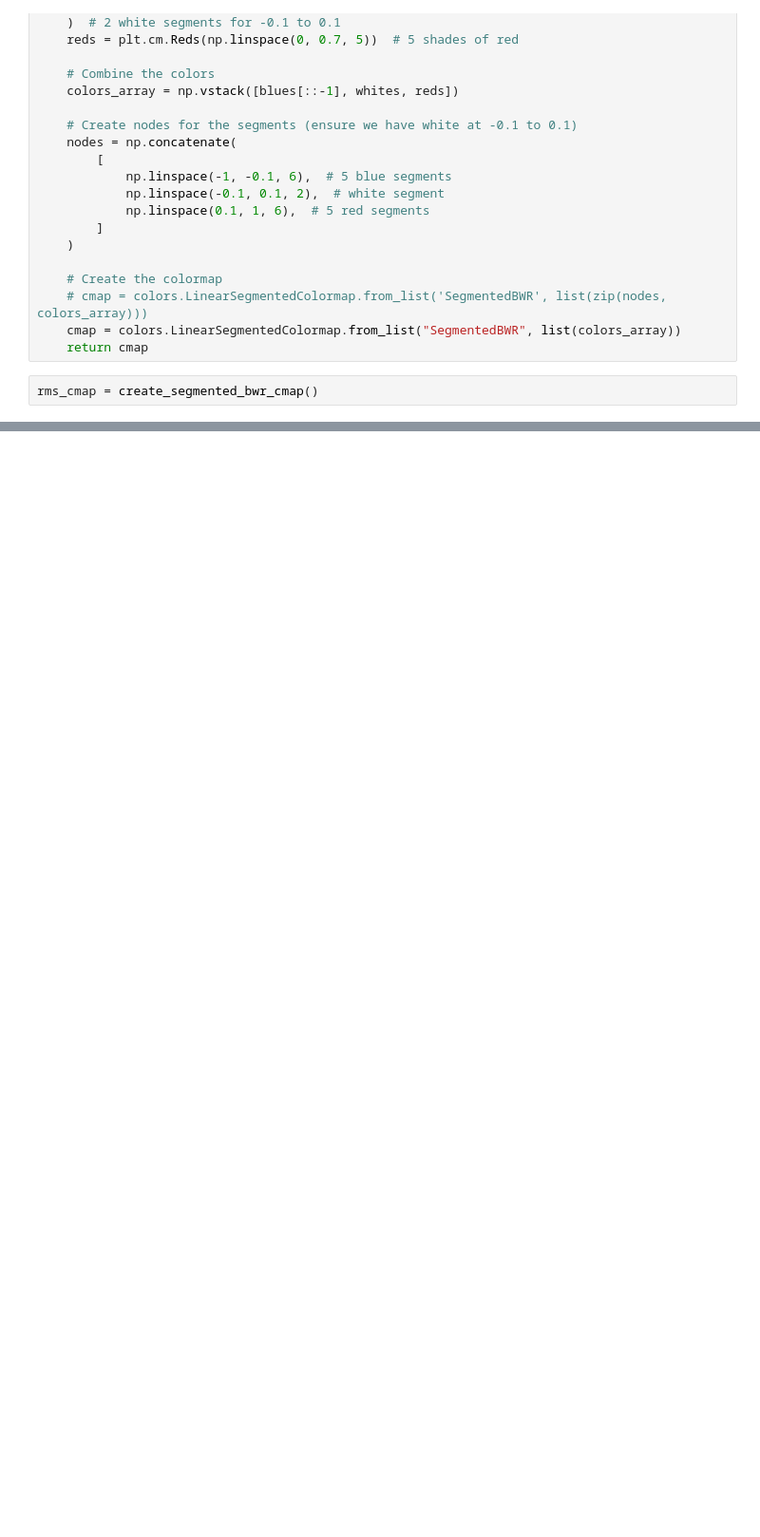
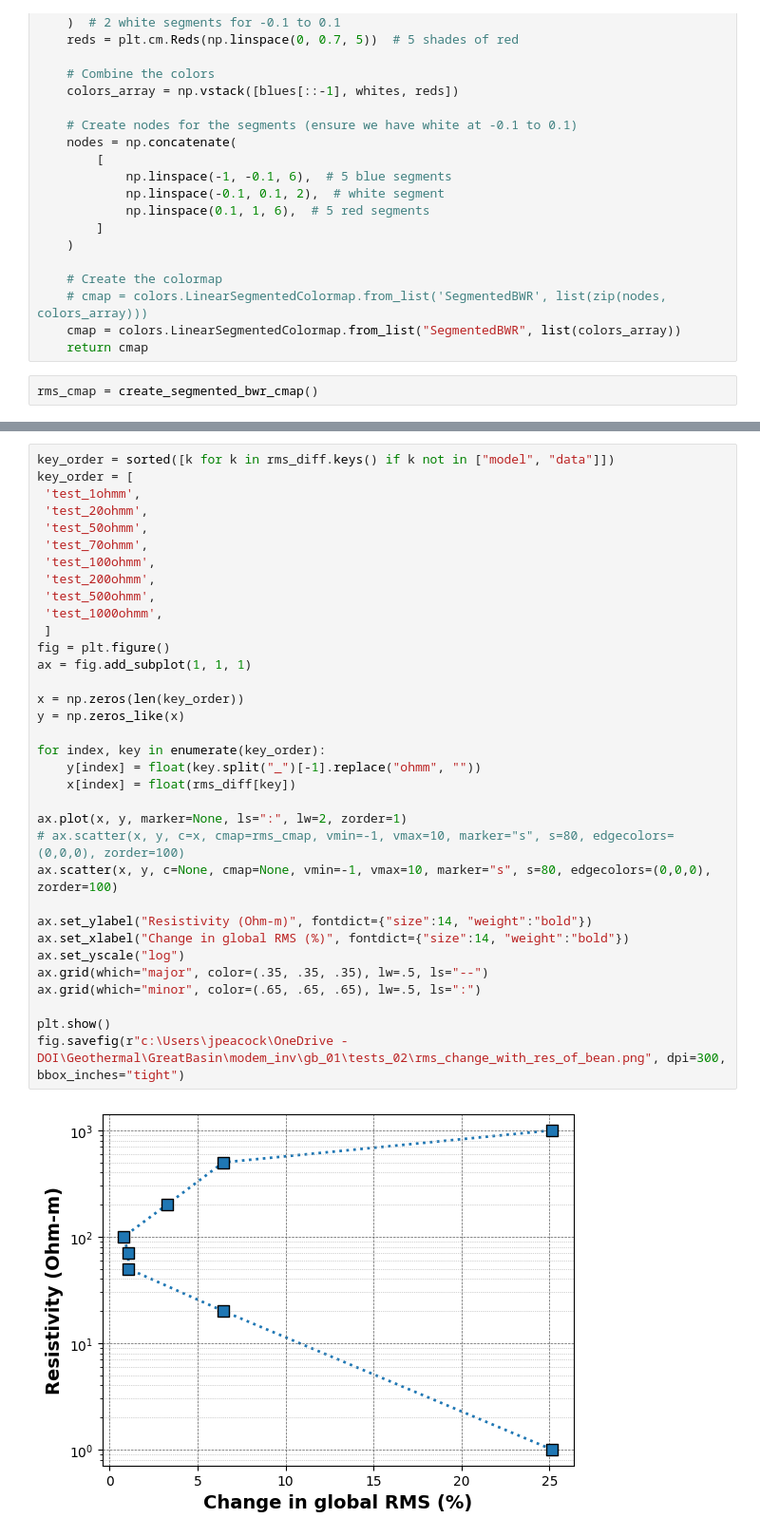
Before and after one commit to kujaku11/sandbox_scripts, a Jupyter notebook: gb_plot_thumb_tests_rms.ipynb, the cells around one changed output, grey strips where cells are left out. Shown at 95% size. Drawn from its saved outputs; the diff is of its cells as text; blank space fills up the shorter version.

```diff
--- a/gb_plot_thumb_tests_rms.ipynb
+++ b/gb_plot_thumb_tests_rms.ipynb
@@ -158,0 +139,36 @@ delta_model_df = calculate_rms_change(base_model_01, test_df)
+# %%
+key_order = sorted([k for k in rms_diff.keys() if k not in ["model", "data"]])
+key_order = [
+ 'test_1ohmm',
+ 'test_20ohmm',
+ 'test_50ohmm',
+ 'test_70ohmm',
+ 'test_100ohmm',
+ 'test_200ohmm',
+ 'test_500ohmm',
+ 'test_1000ohmm',
+ ]
+fig = plt.figure()
+ax = fig.add_subplot(1, 1, 1)
+
+x = np.zeros(len(key_order))
+y = np.zeros_like(x)
+
+for index, key in enumerate(key_order):
+    y[index] = float(key.split("_")[-1].replace("ohmm", ""))
+    x[index] = float(rms_diff[key])
+
+ax.plot(x, y, marker=None, ls=":", lw=2, zorder=1)
+# ax.scatter(x, y, c=x, cmap=rms_cmap, vmin=-1, vmax=10, marker="s", s=80, edgecolors=(0,0,0), zorder=100)
+ax.scatter(x, y, c=None, cmap=None, vmin=-1, vmax=10, marker="s", s=80, edgecolors=(0,0,0), zorder=100)
+
+ax.set_ylabel("Resistivity (Ohm-m)", fontdict={"size":14, "weight":"bold"})
+ax.set_xlabel("Change in global RMS (%)", fontdict={"size":14, "weight":"bold"})
+ax.set_yscale("log")
+ax.grid(which="major", color=(.35, .35, .35), lw=.5, ls="--")
+ax.grid(which="minor", color=(.65, .65, .65), lw=.5, ls=":")
+
+plt.show()
+fig.savefig(r"c:\Users\jpeacock\OneDrive - DOI\Geothermal\GreatBasin\modem_inv\gb_01\tests_02\rms_change_with_res_of_bean.png", dpi=300, bbox_inches="tight")
+# %% [output]
+[figure, added]
```
Also changed, not shown: parts of 26 cells of this notebook, 38 other files.
